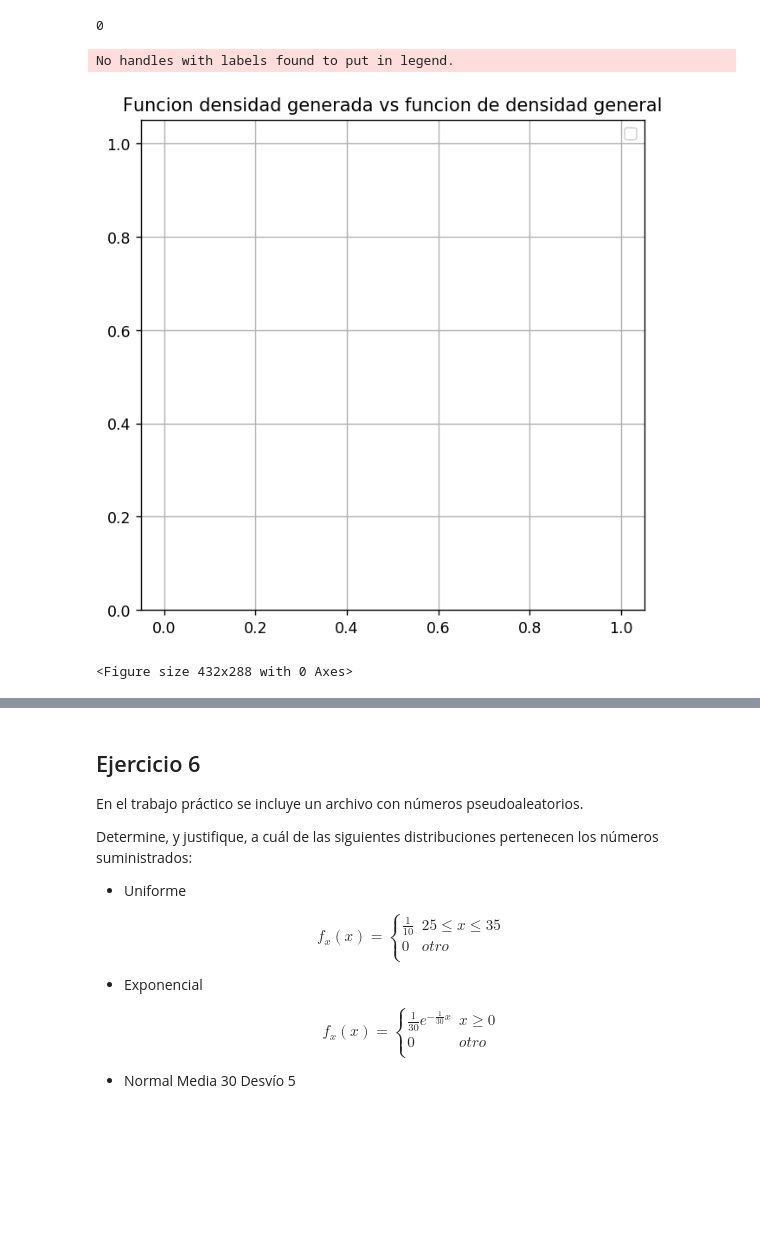
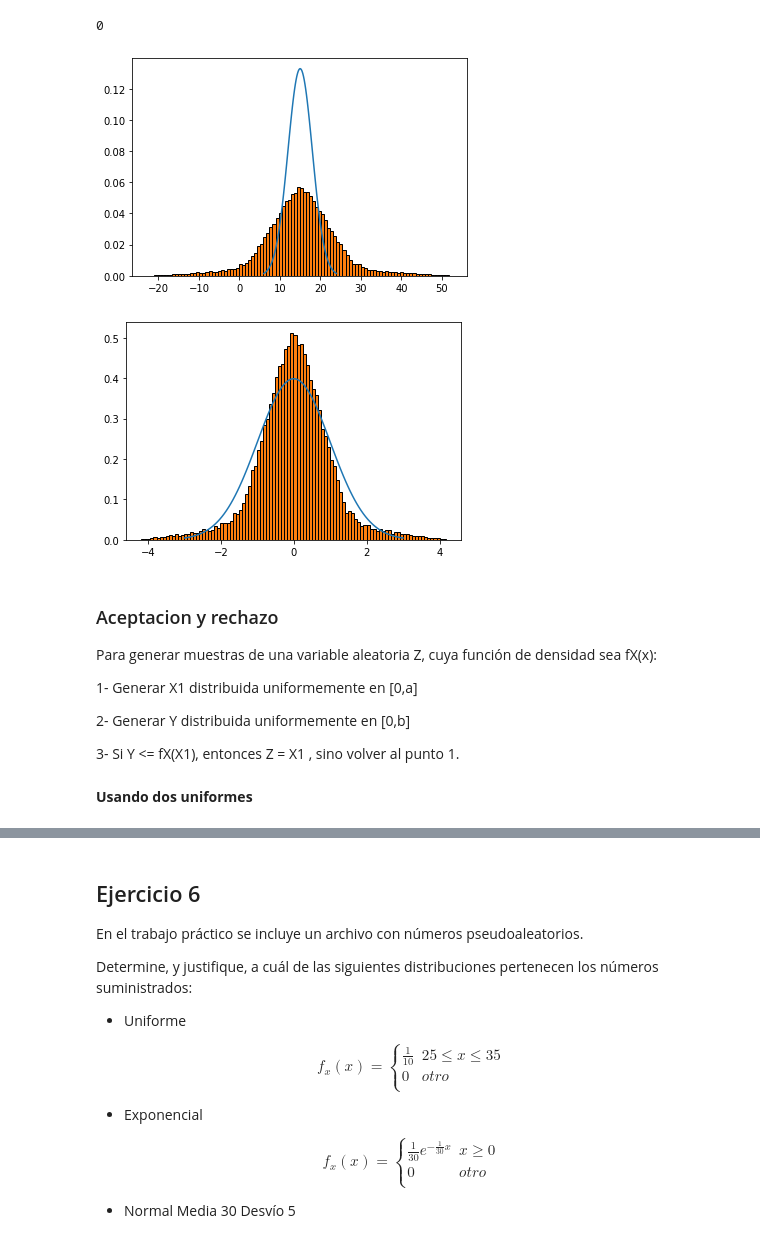
Before and after one commit to matiscakosky/simulhav, a Jupyter notebook: tp1_ej1to6.ipynb, the cells around one changed output, grey strips where cells are left out. Saved outputs shown, nothing was run; the diff lists cells and outputs as text; code cells hidden in the pictures; blank space fills up the shorter version.

```diff
--- a/tp1_ej1to6.ipynb
+++ b/tp1_ej1to6.ipynb
@@ -532,15 +534,3 @@ for i in range(m):
 print(len(nros))
 # %% [output]
 0
-# %%
-plt.figure(dpi=125, figsize=(6, 6))
-plt.title('Funcion densidad generada vs funcion de densidad general')
-plt.hist(nros, density=True, bins=60, alpha=1, color='green', edgecolor = 'black', linewidth=1)
-plt.grid(True)
-plt.legend()
-plt.show()
-plt.clf()
-# %% [output]
-No handles with labels found to put in legend.
-[figure, removed]
-<Figure size 432x288 with 0 Axes>
@@ -548,0 +537,43 @@ No handles with labels found to put in legend.
+# %%
+
+
+import matplotlib.pyplot as plt
+import numpy as np
+import scipy.stats as stats
+import math
+
+mu = 15
+variance = 3
+sigma = variance
+x = np.linspace(mu - 3*sigma, mu + 3*sigma, 100)
+plt.plot(x, stats.norm.pdf(x, mu, sigma))
+plt.hist(result_norm_15_3, bins=100, alpha=1, edgecolor='black', linewidth=1, density=True)
+plt.show()
+# %% [output]
+[figure, added]
+# %%
+import matplotlib.pyplot as plt
+import numpy as np
+import scipy.stats as stats
+import math
+
+mu = 0
+variance = 1
+sigma = variance
+x = np.linspace(mu - 3*sigma, mu + 3*sigma, 100)
+plt.plot(x, stats.norm.pdf(x, mu, sigma))
+plt.hist(result_norm_standard, bins=100, alpha=1, edgecolor='black', linewidth=1, density=True)
+plt.show()
+# %% [output]
+[figure, added]
+# %% [markdown]
+### Aceptacion y rechazo
+Para generar muestras de una variable aleatoria Z, cuya función de densidad sea fX(x):
+
+1- Generar X1 distribuida uniformemente en [0,a]
+
+2- Generar Y distribuida uniformemente en [0,b]
+
+3- Si Y <= fX(X1), entonces Z = X1 , sino volver al punto 1.
+# %% [markdown]
+**Usando dos uniformes**
```
Also changed, not shown: parts of 14 cells of this notebook.
